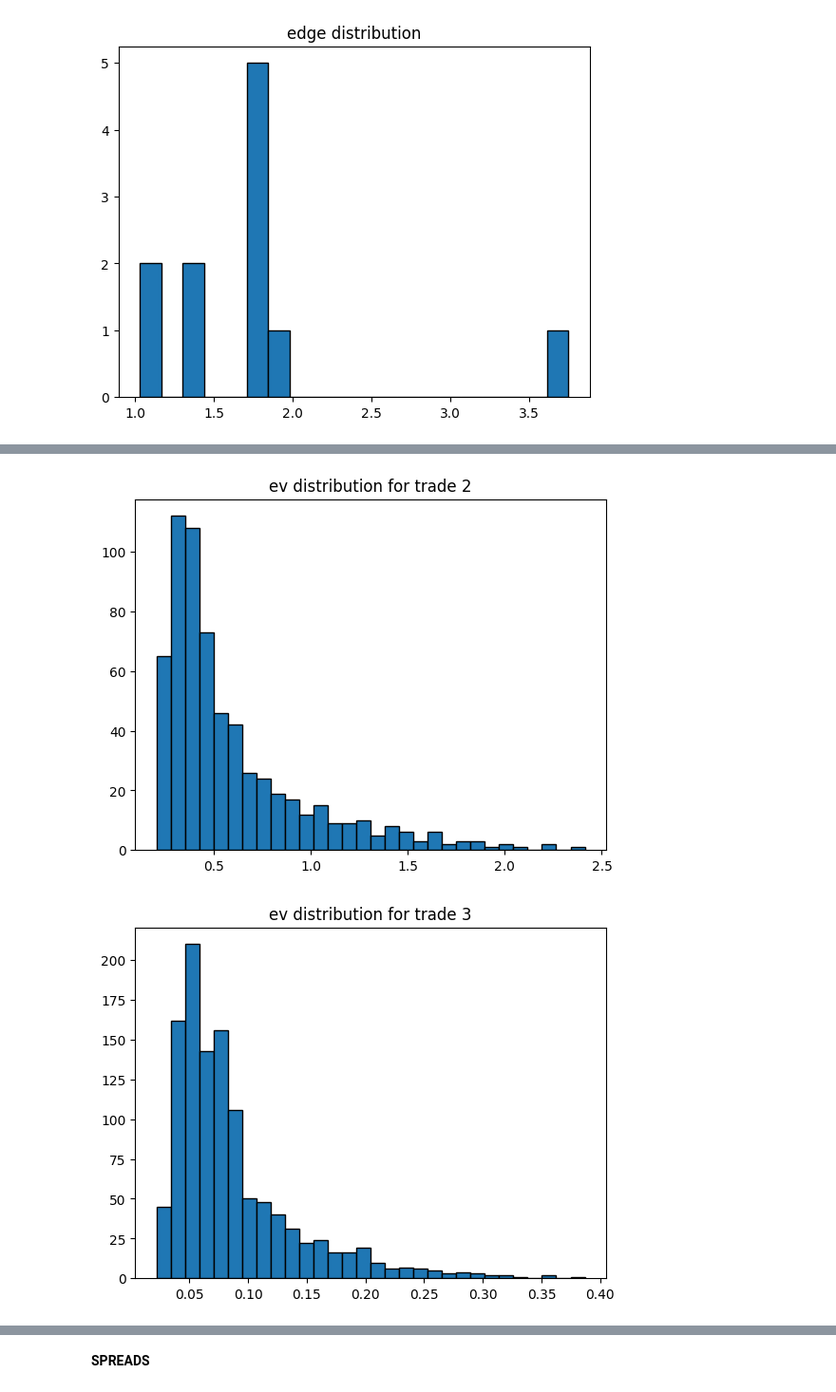
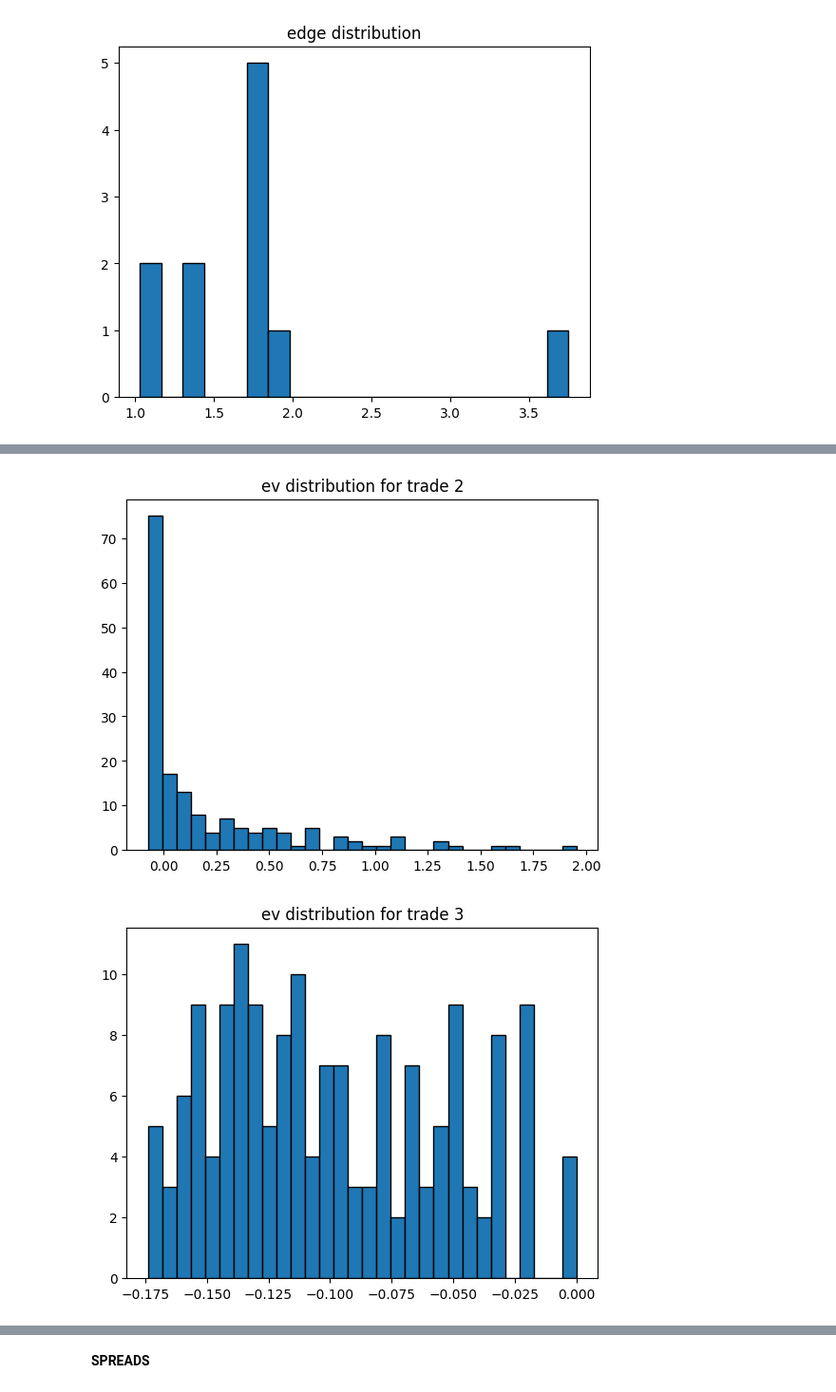
Before and after one commit to bassuaz24/kalshi_bets, a Jupyter notebook: jupyter_archive/cbb_data_analysis.ipynb, the cells around one changed output, grey strips where cells are left out. Shown at 95% size. Saved outputs shown, nothing was run; the diff lists cells and outputs as text; code cells hidden in the pictures.

```diff
--- a/jupyter_archive/cbb_data_analysis.ipynb
+++ b/jupyter_archive/cbb_data_analysis.ipynb
@@ -410,7 +410,7 @@ need to consider ev lifetime - should i lift the ask or keep refreshing ev and u
 # %%
 EDGE = 0.01
 KELLY_UPPERBOUND = 1
-BANKROLL = 400.00
+BANKROLL = 1000.00
 Q1_WEIGHT = 1.00
 Q2_WEIGHT = 1.00
 Q3_WEIGHT = 1.00
@@ -465,27 +465,27 @@ def compute_hitting_prob(row, sl, tp):
         rv = (prob - sl) / (tp - sl)
         return rv
     elif (prob >=0.3) & (prob < 0.4):
-        p = None
-        q = None
+        p = 0.35
+        q = 0.65
     elif (prob >= 0.2) & (prob < 0.3):
-        p = None
-        q = None
+        p = 0.3
+        q = 0.7
     elif (prob >= 0.10) & (prob < 0.2):
-        p = None
-        q = None
+        p = 0.25
+        q = 0.75
     elif (prob > 0.6) & (prob <= 0.7):
-        p = None
-        q = None
+        p = 0.65
+        q = 0.35
     elif (prob > 0.7) & (prob <= 0.8):
-        p = None
-        q = None
+        p = 0.7
+        q = 0.3
     elif (prob > 0.8) & (prob <= 0.9):
-        p = None
-        q = None
+        p = 0.75
+        q = 0.25
     rv = (1 - ((q / p) ** (prob - sl))) / (1 - ((q / p) ** (tp - sl)))
     return rv
 # %%
-KELLY_FRAC = 0.33
+KELLY_FRAC = 0.25
 
 ev_dict = defaultdict(list)
 for i in range(len(edge_winners_df)):
@@ -514,10 +514,12 @@ for i in range(len(edge_winners_df)):
             if not (sl < row['avg_fair_prb'] < tp):
                 continue
 
-            #p = compute_hitting_prob(row, sl, tp)
-            p = (row['avg_fair_prb'] - sl) / (tp - sl)
+            p = compute_hitting_prob(row, sl, tp)
+            #p = (row['avg_fair_prb'] - sl) / (tp - sl)
             kelly = entry * (p * (tp - entry) - (1 - p) * (entry - sl)) / ((tp - entry) * (entry - sl))
-            kelly = kelly * KELLY_FRAC
+            if kelly <= 0:
+                continue
+            kelly = min(kelly * KELLY_FRAC, 0.1)
             optimal_bet = kelly * BANKROLL
             num_contracts = optimal_bet // entry
             trading_cost_entry = np.ceil(100*(0.0175 * num_contracts * entry * (1 - entry))) / 100
@@ -528,12 +530,12 @@ for i in range(len(edge_winners_df)):
             profit = num_contracts * (tp - entry)
             loss = num_contracts * (entry - sl)
             ev = profit * p - loss * (1 - p) - trading_cost
-            ev_dict[i].append([tp, sl, kelly, optimal_bet, num_contracts, trading_cost, profit, loss, ev])
+            ev_dict[i].append([tp, sl, kelly, optimal_bet, num_contracts, trading_cost, profit, loss, ev, p])
 # %%
 #plots the ev distribution for every trade for different pairs of (tp, sl)
 for i in range(len(ev_dict)):
     trade_curr = ev_dict[i]
-    tp_list, sl_list, _, _, _, _, _, _, ev_list = map(list, zip(*trade_curr))
+    tp_list, sl_list, _, _, _, _, _, _, ev_list, p_list = map(list, zip(*trade_curr))
     plt.hist(ev_list, bins=30, edgecolor='black')
     plt.title(f"ev distribution for trade {i}")
     plt.show()
@@ -543,2 +545,2 @@ for i in range(len(ev_dict)):
-[figure, old version]
+[figure, new version]
-[figure, old version]
+[figure, new version]
```
Also changed, not shown: parts of 8 cells of this notebook, 1 other file.
